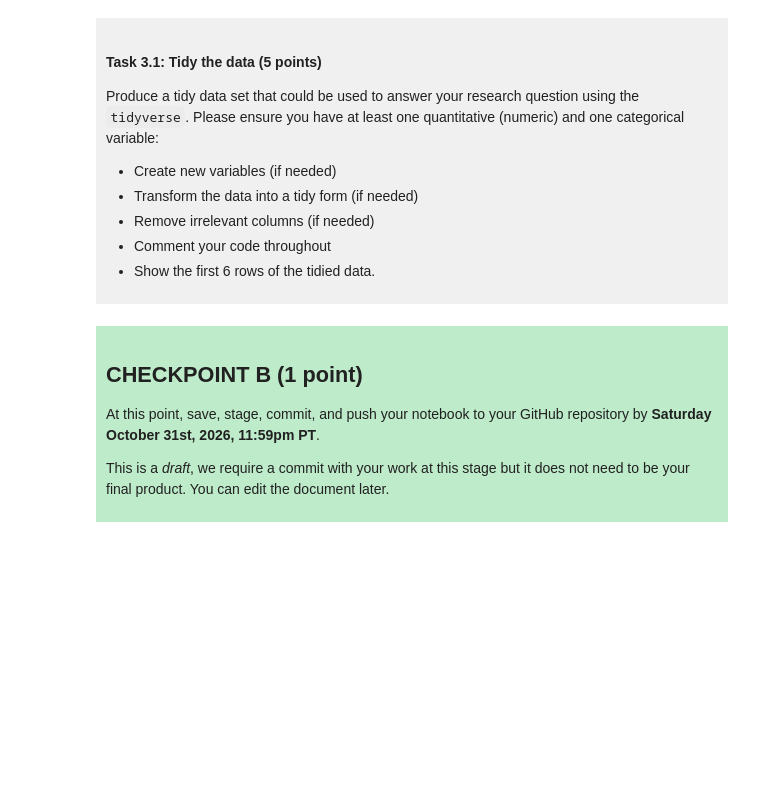
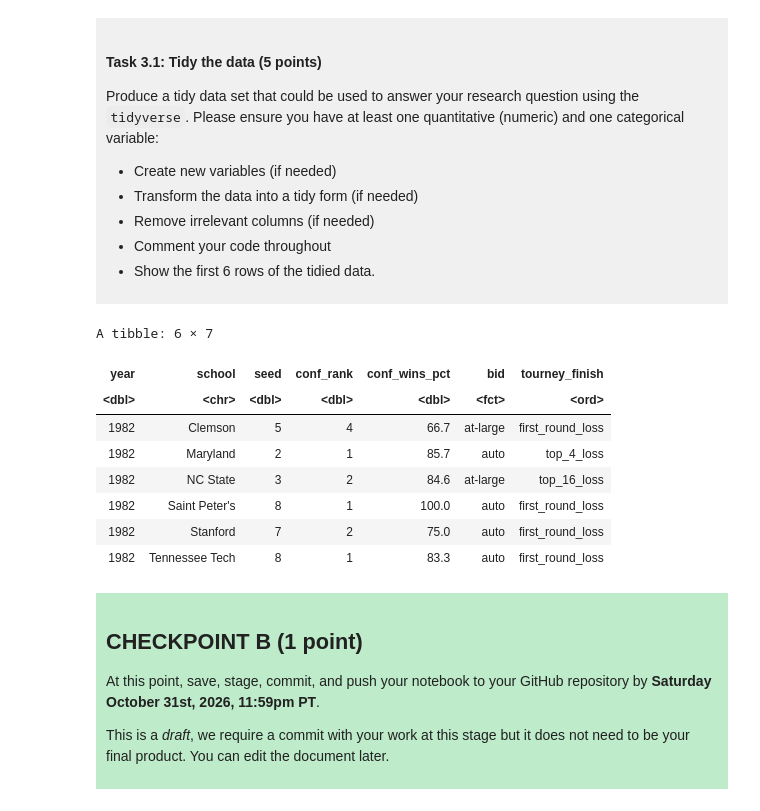
Before and after one commit to Pattyfarcau/dsci-100-project-patrick-farcau, a Jupyter notebook: dsci-100-project-notebook.ipynb, the cells around one changed output. Cells and saved outputs as stored; diff of their text form; code cells hidden in the pictures; blank space fills up the shorter version.

```diff
--- a/dsci-100-project-notebook.ipynb
+++ b/dsci-100-project-notebook.ipynb
@@ -189,7 +221,34 @@ Produce a tidy data set that could be used to answer your research question usin
 
 </div>
 # %%
-### EDIT THIS CODE CELL ###
+
+# here we call the new data set mm_tidy and pipe the origional data set into our functions to tidy it
+mm_tidy <- mm_data |>
+
+# We select the data we want to keep: seed, conference rank, win%, bid, and tournament finish. we also keep school and year in case we want to filter later.
+select(year, school, seed, conf_rank, conf_wins_pct, bid, tourney_finish) |>
+
+# We mutate to turn our category variables into factors, and we order the levels of tournament finish from worst to best
+ mutate(bid = factor(bid),
+        tourney_finish = factor(tourney_finish,
+        levels = c("opening_round_loss","first_round_loss","second_round_loss",
+            "top_16_loss","top_8_loss","top_4_loss","top_2_loss","champ"),
+            ordered = TRUE)) |>
+
+# Here we get rid of any rows containing NA data because we will not be able to use those. we need all the specified data to make a classification
+drop_na(seed, conf_rank, conf_wins_pct, bid, tourney_finish)
+
+head(mm_tidy)
+# %% [output]
+A tibble: 6 × 7
+| year | school | seed | conf_rank | conf_wins_pct | bid | tourney_finish |
+| <dbl> | <chr> | <dbl> | <dbl> | <dbl> | <fct> | <ord> |
+| 1982 | Clemson | 5 | 4 | 66.7 | at-large | first_round_loss |
+| 1982 | Maryland | 2 | 1 | 85.7 | auto | top_4_loss |
+| 1982 | NC State | 3 | 2 | 84.6 | at-large | top_16_loss |
+| 1982 | Saint Peter's | 8 | 1 | 100.0 | auto | first_round_loss |
+| 1982 | Stanford | 7 | 2 | 75.0 | auto | first_round_loss |
+| 1982 | Tennessee Tech | 8 | 1 | 83.3 | auto | first_round_loss |
 # %% [markdown]
 <div style="background-color: #beebca; padding: 10px;">
 
```
Also changed, not shown: parts of 3 cells of this notebook.
